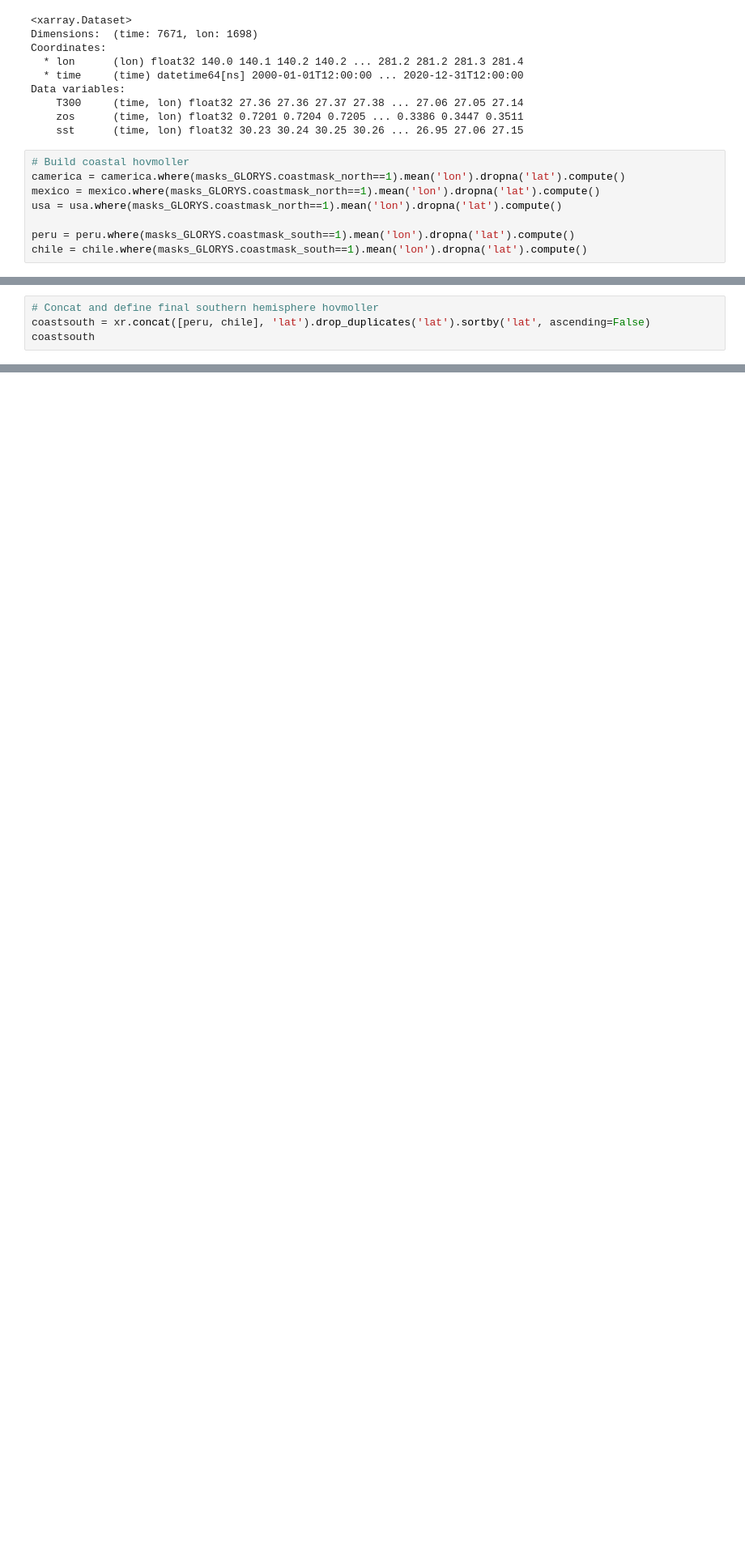
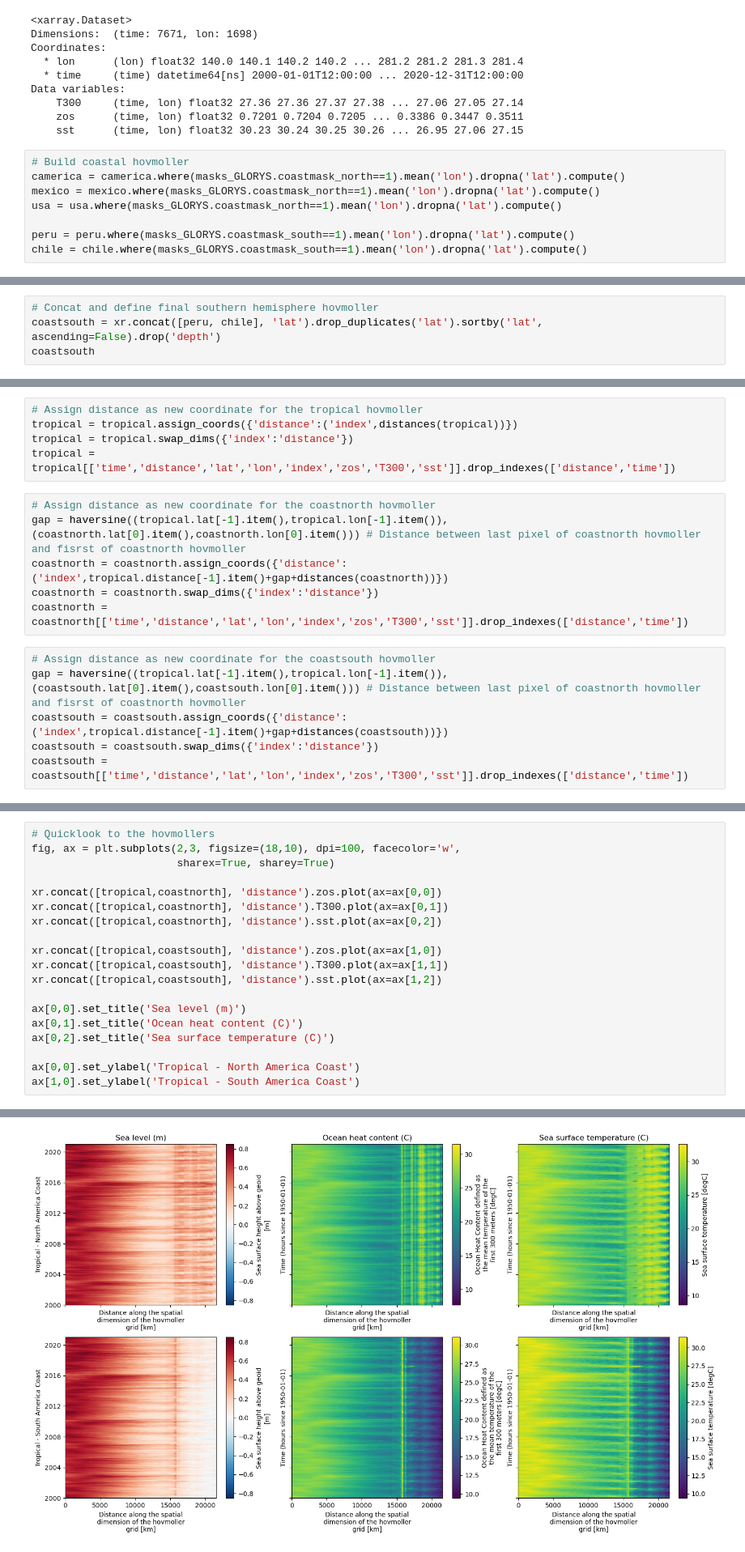
Before and after one commit to lucasglasner/S2S_CEAZA, a Jupyter notebook: create_hovmoller_glorys.ipynb, the cells around one changed output, grey strips where cells are left out. Shown at 81% size. Cells and saved outputs as stored; diff of their text form; blank space fills up the shorter version.

Commit message:
done with the creation of glorys12v1 hovmollers

```diff
--- a/create_hovmoller_glorys.ipynb
+++ b/create_hovmoller_glorys.ipynb
@@ -72,7 +74,7 @@ Data variables:
     sst      (time, lat) float32 26.41 26.45 26.47 26.48 ... 11.19 11.18 11.17
 # %%
 # Concat and define final southern hemisphere hovmoller
-coastsouth = xr.concat([peru, chile], 'lat').drop_duplicates('lat').sortby('lat', ascending=False)
+coastsouth = xr.concat([peru, chile], 'lat').drop_duplicates('lat').sortby('lat', ascending=False).drop('depth')
 coastsouth
 # %% [output]
 <xarray.Dataset>
@@ -134,0 +195,17 @@ coastsouthcoords = pd.DataFrame((np.array(lons),lat[:,0]),index=['lon','lat']).T
+# %%
+# Assign distance as new coordinate for the tropical hovmoller
+tropical = tropical.assign_coords({'distance':('index',distances(tropical))})
+tropical = tropical.swap_dims({'index':'distance'})
+tropical = tropical[['time','distance','lat','lon','index','zos','T300','sst']].drop_indexes(['distance','time'])
+# %%
+# Assign distance as new coordinate for the coastnorth hovmoller
+gap = haversine((tropical.lat[-1].item(),tropical.lon[-1].item()),(coastnorth.lat[0].item(),coastnorth.lon[0].item())) # Distance between last pixel of coastnorth hovmoller and fisrst of coastnorth hovmoller
+coastnorth = coastnorth.assign_coords({'distance':('index',tropical.distance[-1].item()+gap+distances(coastnorth))})
+coastnorth = coastnorth.swap_dims({'index':'distance'})
+coastnorth = coastnorth[['time','distance','lat','lon','index','zos','T300','sst']].drop_indexes(['distance','time'])
+# %%
+# Assign distance as new coordinate for the coastsouth hovmoller
+gap = haversine((tropical.lat[-1].item(),tropical.lon[-1].item()),(coastsouth.lat[0].item(),coastsouth.lon[0].item())) # Distance between last pixel of coastnorth hovmoller and fisrst of coastnorth hovmoller
+coastsouth = coastsouth.assign_coords({'distance':('index',tropical.distance[-1].item()+gap+distances(coastsouth))})
+coastsouth = coastsouth.swap_dims({'index':'distance'})
+coastsouth = coastsouth[['time','distance','lat','lon','index','zos','T300','sst']].drop_indexes(['distance','time'])
@@ -134,0 +286,20 @@ coastsouthcoords = pd.DataFrame((np.array(lons),lat[:,0]),index=['lon','lat']).T
+# %%
+# Quicklook to the hovmollers
+fig, ax = plt.subplots(2,3, figsize=(18,10), dpi=100, facecolor='w',
+                       sharex=True, sharey=True)
+
+xr.concat([tropical,coastnorth], 'distance').zos.plot(ax=ax[0,0])
+xr.concat([tropical,coastnorth], 'distance').T300.plot(ax=ax[0,1])
+xr.concat([tropical,coastnorth], 'distance').sst.plot(ax=ax[0,2])
+
+xr.concat([tropical,coastsouth], 'distance').zos.plot(ax=ax[1,0])
+xr.concat([tropical,coastsouth], 'distance').T300.plot(ax=ax[1,1])
+xr.concat([tropical,coastsouth], 'distance').sst.plot(ax=ax[1,2])
+
+ax[0,0].set_title('Sea level (m)')
+ax[0,1].set_title('Ocean heat content (C)')
+ax[0,2].set_title('Sea surface temperature (C)')
+
+ax[0,0].set_ylabel('Tropical - North America Coast')
+ax[1,0].set_ylabel('Tropical - South America Coast')
+# %% [output]
@@ -134,0 +307 @@ coastsouthcoords = pd.DataFrame((np.array(lons),lat[:,0]),index=['lon','lat']).T
+[figure, added]
```
Also changed, not shown: parts of 15 cells of this notebook.
